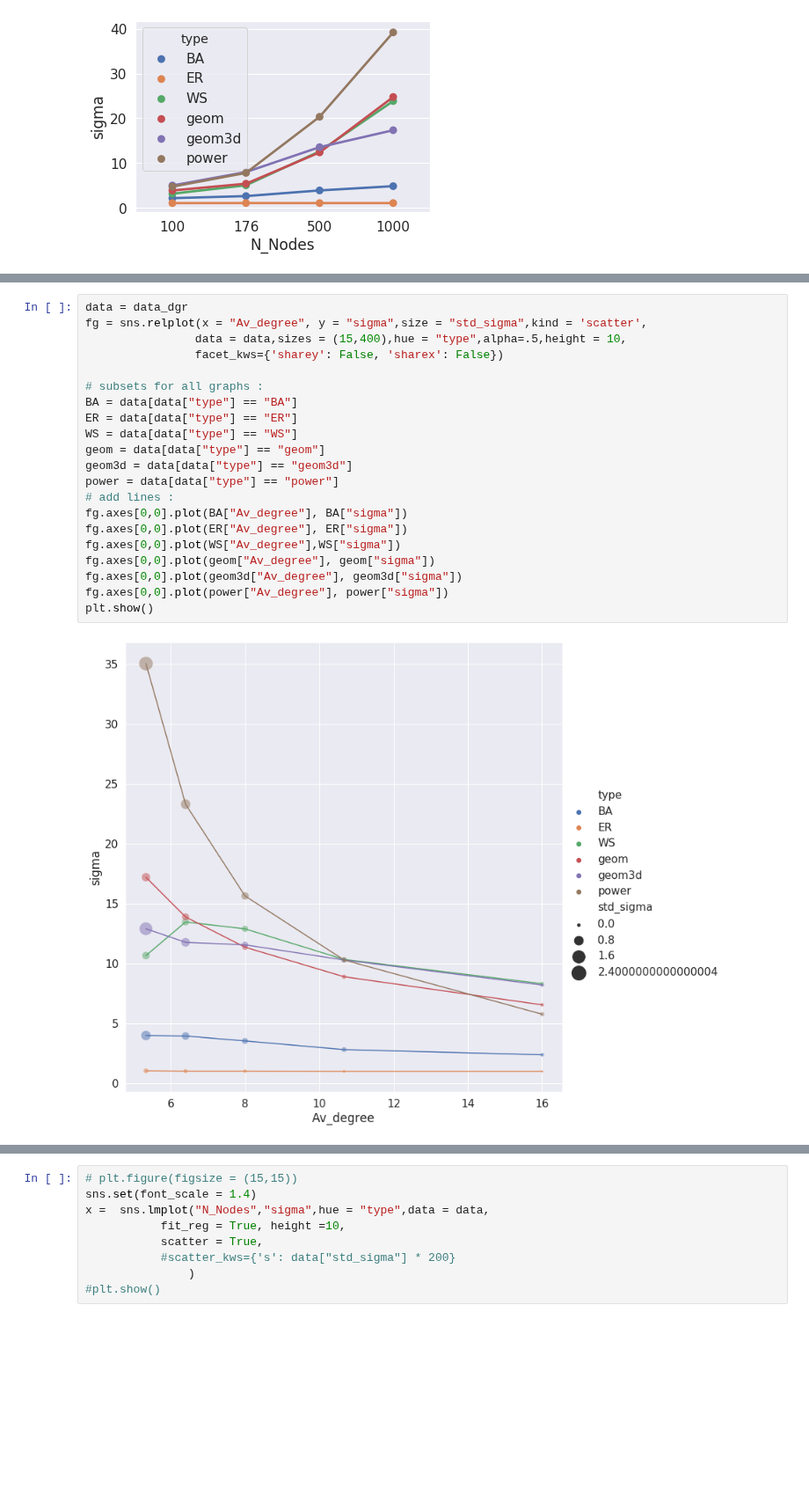
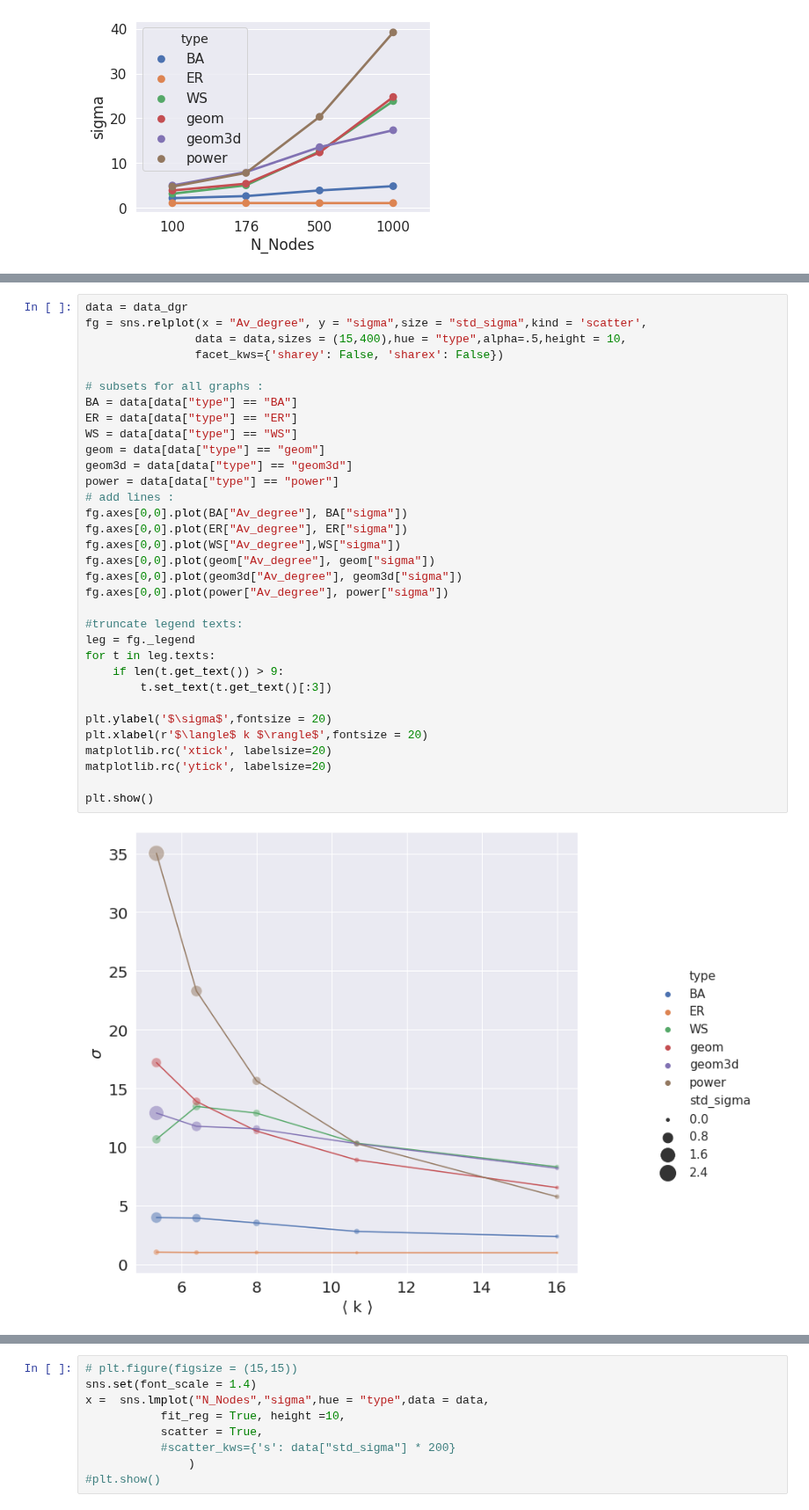
Before and after one commit to lstuurman/FRC_Thesis, a Jupyter notebook: Code/plot_sigma_netsize.ipynb, the cells around one changed output, grey strips where cells are left out. Shown at 88% size. Cells and saved outputs as stored; diff of their text form; blank space fills up the shorter version.

```diff
--- a/Code/plot_sigma_netsize.ipynb
+++ b/Code/plot_sigma_netsize.ipynb
@@ -108,26 +119,38 @@ plt.show()
 # %%
 data = data_dgr
 fg = sns.relplot(x = "Av_degree", y = "sigma",size = "std_sigma",kind = 'scatter',
                 data = data,sizes = (15,400),hue = "type",alpha=.5,height = 10,
                 facet_kws={'sharey': False, 'sharex': False})
 
 # subsets for all graphs :
 BA = data[data["type"] == "BA"]
 ER = data[data["type"] == "ER"]
 WS = data[data["type"] == "WS"]
 geom = data[data["type"] == "geom"]
 geom3d = data[data["type"] == "geom3d"]
 power = data[data["type"] == "power"]
 # add lines :
 fg.axes[0,0].plot(BA["Av_degree"], BA["sigma"])
 fg.axes[0,0].plot(ER["Av_degree"], ER["sigma"])
 fg.axes[0,0].plot(WS["Av_degree"],WS["sigma"])
 fg.axes[0,0].plot(geom["Av_degree"], geom["sigma"])
 fg.axes[0,0].plot(geom3d["Av_degree"], geom3d["sigma"])
 fg.axes[0,0].plot(power["Av_degree"], power["sigma"])
+
+#truncate legend texts:
+leg = fg._legend
+for t in leg.texts:
+    if len(t.get_text()) > 9:
+        t.set_text(t.get_text()[:3])
+
+plt.ylabel('$\sigma$',fontsize = 20)
+plt.xlabel(r'$\langle$ k $\rangle$',fontsize = 20)
+matplotlib.rc('xtick', labelsize=20)
+matplotlib.rc('ytick', labelsize=20)
+
 plt.show()
 # %% [output]
-[figure, old version]
+[figure, new version]
 # %%
 
 fg = sns.relplot(x = "Av_degree", y = "omega",size = "std_omega",kind = 'scatter',
```
Also changed, not shown: parts of 3 cells of this notebook, 22 other files.
